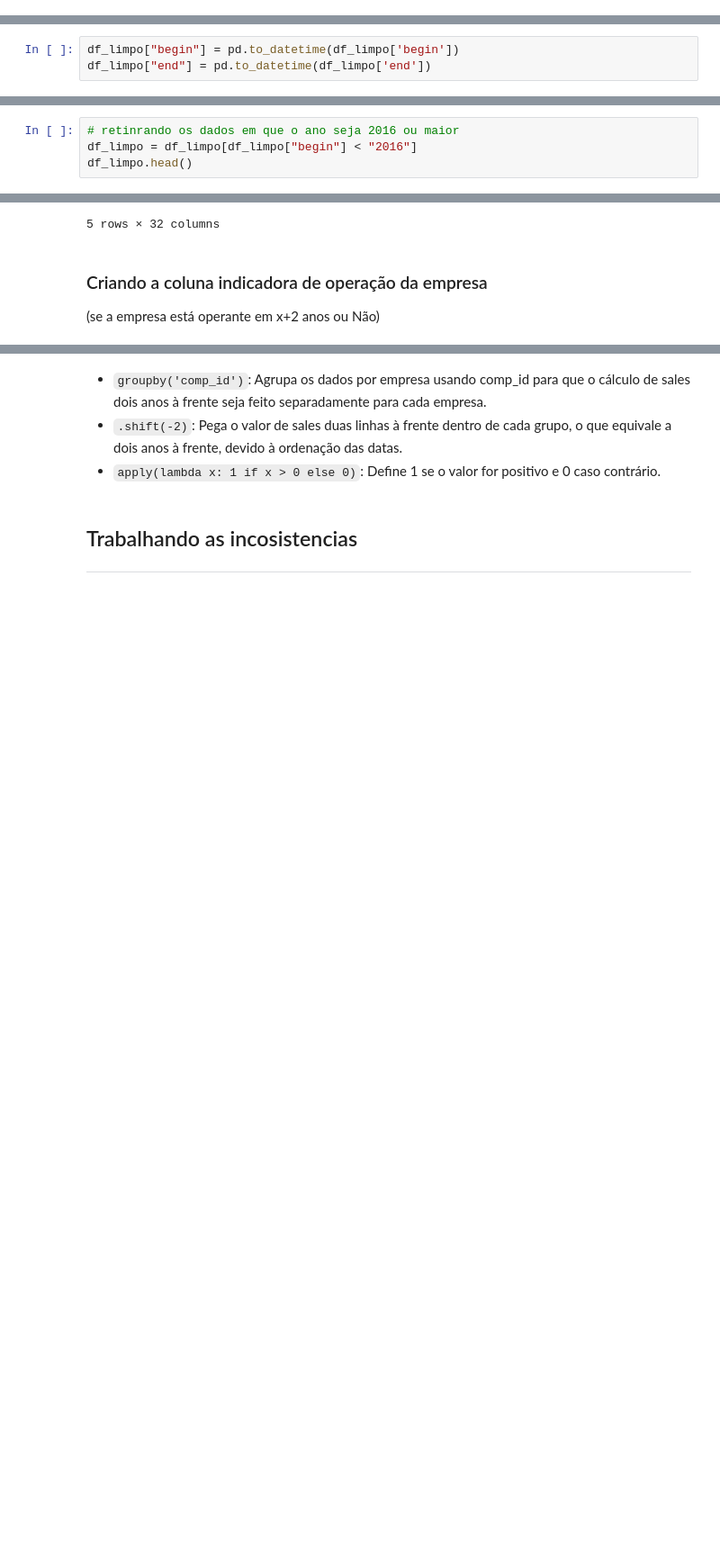
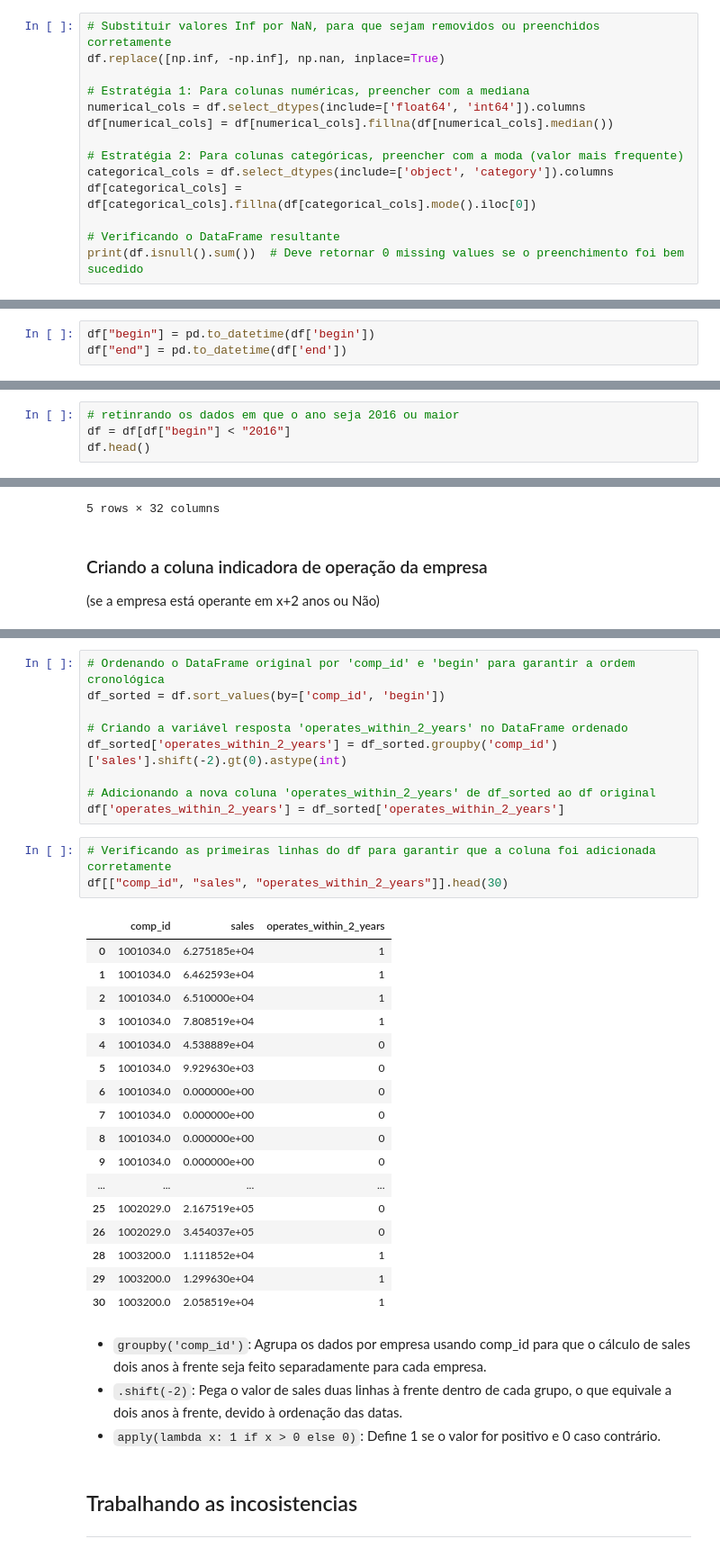
Before and after one commit to HelioZF/Projeto-Integrador---PADS, a Jupyter notebook: Tratamento de dados.ipynb, the cells around one changed output, grey strips where cells are left out. Shown: that part at 90% size. Drawn from its saved outputs; the diff is of its cells as text; blank space fills up the shorter version.

```diff
--- a/Tratamento de dados.ipynb
+++ b/Tratamento de dados.ipynb
@@ -108,0 +111,14 @@ print(df_limpo)
+# %%
+# Substituir valores Inf por NaN, para que sejam removidos ou preenchidos corretamente
+df.replace([np.inf, -np.inf], np.nan, inplace=True)
+
+# Estratégia 1: Para colunas numéricas, preencher com a mediana
+numerical_cols = df.select_dtypes(include=['float64', 'int64']).columns
+df[numerical_cols] = df[numerical_cols].fillna(df[numerical_cols].median())
+
+# Estratégia 2: Para colunas categóricas, preencher com a moda (valor mais frequente)
+categorical_cols = df.select_dtypes(include=['object', 'category']).columns
+df[categorical_cols] = df[categorical_cols].fillna(df[categorical_cols].mode().iloc[0])
+
+# Verificando o DataFrame resultante
+print(df.isnull().sum())  # Deve retornar 0 missing values se o preenchimento foi bem sucedido
@@ -142,5 +160,5 @@ ___
 # %% [markdown]
 ### convertendo as colunas para o formato datetime:
 # %%
-df_limpo["begin"] = pd.to_datetime(df_limpo['begin'])
-df_limpo["end"] = pd.to_datetime(df_limpo['end'])
+df["begin"] = pd.to_datetime(df['begin'])
+df["end"] = pd.to_datetime(df['end'])
@@ -158,7 +165,7 @@ See the caveats in the documentation: https://pandas.pydata.org/pandas-docs/stab
 # %%
 # retinrando os dados em que o ano seja 2016 ou maior
-df_limpo = df_limpo[df_limpo["begin"] < "2016"]
-df_limpo.head()
+df = df[df["begin"] < "2016"]
+df.head()
 # %% [output]
 |  | comp_id | begin | end | amort | curr_assets | curr_liab | extra_exp | extra_inc | extra_profit_loss | ... |
 | 0 | 1001034.0 | 2005-01-01 | 2005-12-31 | 692.592590 | 7266.666504 | 7574.074219 | 0.0 | 0.0 | 0.0 | ... |
@@ -197,3 +180,33 @@ df_limpo[["comp_id","begin","end","sales","operates_within_2_years"]].head(30) #
+# %%
+# Ordenando o DataFrame original por 'comp_id' e 'begin' para garantir a ordem cronológica
+df_sorted = df.sort_values(by=['comp_id', 'begin'])
+
+# Criando a variável resposta 'operates_within_2_years' no DataFrame ordenado
+df_sorted['operates_within_2_years'] = df_sorted.groupby('comp_id')['sales'].shift(-2).gt(0).astype(int)
+
+# Adicionando a nova coluna 'operates_within_2_years' de df_sorted ao df original
+df['operates_within_2_years'] = df_sorted['operates_within_2_years']
+# %%
+# Verificando as primeiras linhas do df para garantir que a coluna foi adicionada corretamente
+df[["comp_id", "sales", "operates_within_2_years"]].head(30)
+# %% [output]
+|  | comp_id | sales | operates_within_2_years |
+| 0 | 1001034.0 | 6.275185e+04 | 1 |
+| 1 | 1001034.0 | 6.462593e+04 | 1 |
+| 2 | 1001034.0 | 6.510000e+04 | 1 |
+| 3 | 1001034.0 | 7.808519e+04 | 1 |
+| 4 | 1001034.0 | 4.538889e+04 | 0 |
+| 5 | 1001034.0 | 9.929630e+03 | 0 |
+| 6 | 1001034.0 | 0.000000e+00 | 0 |
+| 7 | 1001034.0 | 0.000000e+00 | 0 |
+| 8 | 1001034.0 | 0.000000e+00 | 0 |
+| 9 | 1001034.0 | 0.000000e+00 | 0 |
+| ... | ... | ... | ... |
+| 25 | 1002029.0 | 2.167519e+05 | 0 |
+| 26 | 1002029.0 | 3.454037e+05 | 0 |
+| 28 | 1003200.0 | 1.111852e+04 | 1 |
+| 29 | 1003200.0 | 1.299630e+04 | 1 |
+| 30 | 1003200.0 | 2.058519e+04 | 1 |
 # %% [markdown]
 * `groupby('comp_id')`: Agrupa os dados por empresa usando comp_id para que o cálculo de sales dois anos à frente seja feito separadamente para cada empresa.
 * `.shift(-2)`: Pega o valor de sales duas linhas à frente dentro de cada grupo, o que equivale a dois anos à frente, devido à ordenação das datas.
```
Also changed, not shown: parts of 37 cells of this notebook, 1 other file.
